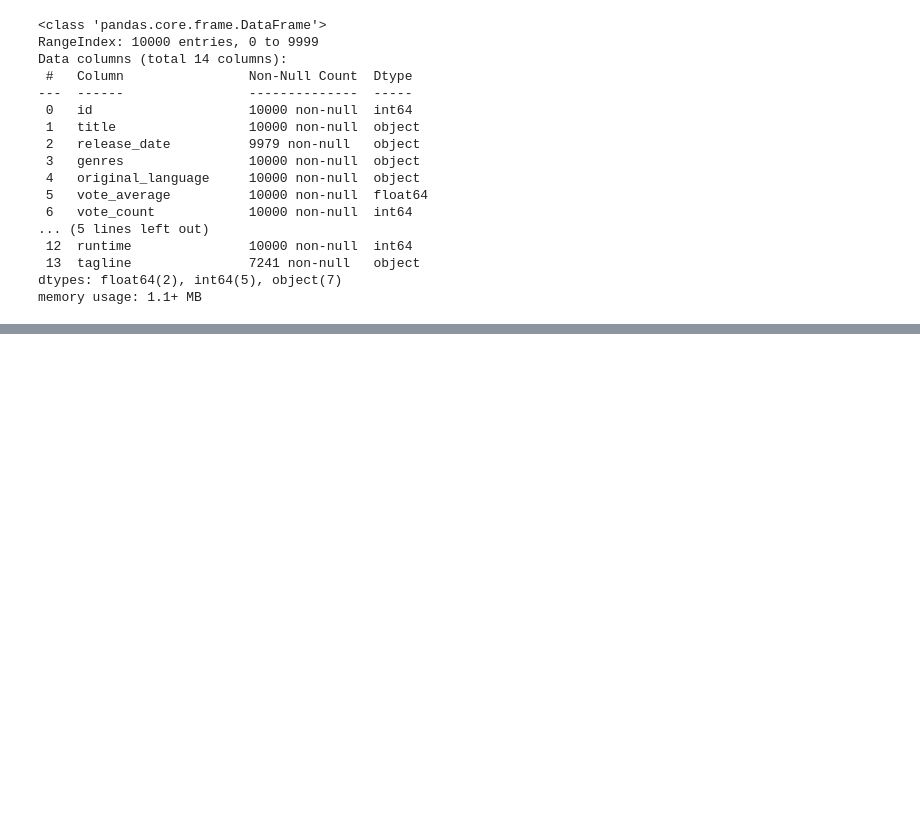
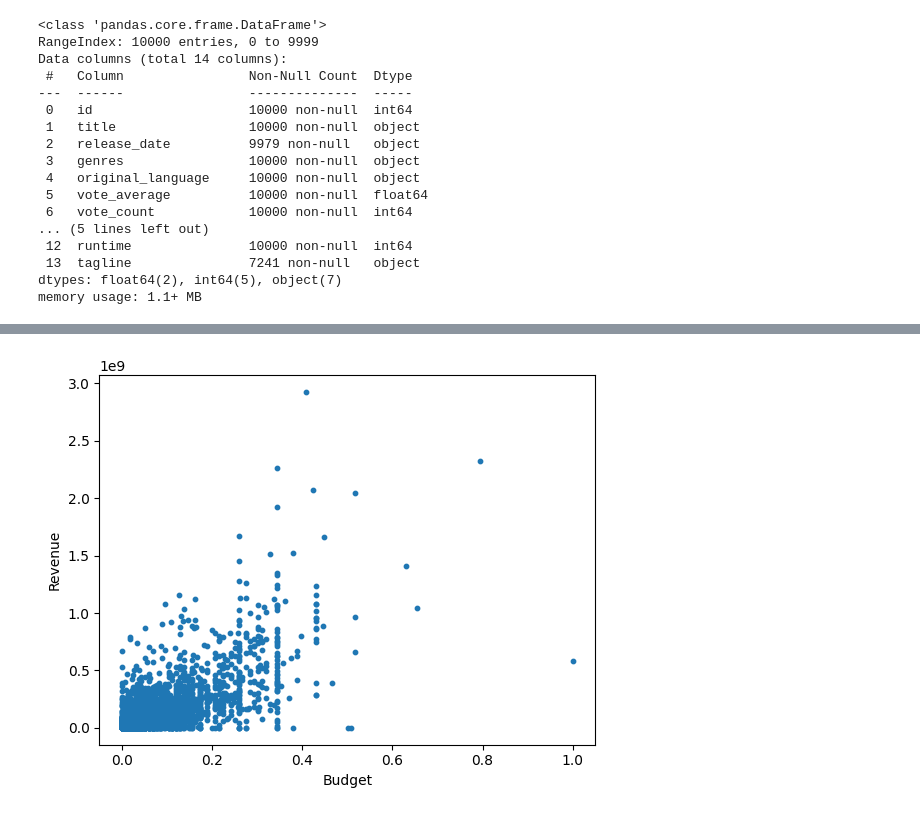
Before and after one commit to Sukhjit21/Movie-Revenue-Prediction, a Jupyter notebook: MoviePopularity.ipynb, the cells around one changed output, grey strips where cells are left out. Cells and saved outputs as stored; diff of their text form; code cells hidden in the pictures; blank space fills up the shorter version.

```diff
--- a/MoviePopularity.ipynb
+++ b/MoviePopularity.ipynb
@@ -94,0 +157,17 @@ plt.show()
+# %%
+enc = OneHotEncoder(handle_unknown='ignore')
+
+myGenre = pd.DataFrame(enc.fit_transform(data[['genres']]).toarray())
+data['genres'] = data['genres'].astype('category')
+data = data.join(myGenre)
+data = data.drop(columns = ['genres'])
+
+myProduction = pd.DataFrame(enc.fit_transform(data[['production_companies']]).toarray())
+data['production_companies'] = data['production_companies'].astype('category')
+
+myProduction.columns = [f"production_{col}" for col in myProduction.columns]
+
+data = data.join(myProduction)
+data = data.drop(columns = ['production_companies'])
+
+data.columns = data.columns.astype(str)
@@ -94,0 +220,10 @@ plt.show()
+# %%
+X = data.drop(columns = ['id','tagline', 'overview', 'original_language', 'release_date', 'revenue', 'title',]) #remaining columns vote_average', 'vote_count', 'popularity', 'budget', 'runtime
+#idk if we need to normalize
+
+min_max_scaler = preprocessing.MinMaxScaler()
+#uncomment these two lines and comment 3rd one to normalize the data
+normalized_data = min_max_scaler.fit_transform(data.drop(['id','tagline', 'overview', 'original_language', 'release_date', 'revenue', 'title'], axis=1))
+normalized_datax = pd.DataFrame(normalized_data, columns = X.columns)
+#normalized_datax = data.drop(columns = ['id','tagline', 'overview', 'original_language', 'release_date', 'revenue', 'title', 'genres', 'production_companies'])
+normalized_datax.head()
@@ -94,0 +238,9 @@ plt.show()
+# %%
+X = normalized_datax
+y= data['revenue']
+X_train, X_test, y_train, y_test = train_test_split(X, y, test_size = .2, random_state = 21)
+# %%
+reg = LinearRegression()
+
+regmodel = reg.fit(X_train, y_train)
+len(reg.coef_)
@@ -94,0 +265,11 @@ plt.show()
+# %%
+yhat_train = reg.predict(X_train)
+
+yhat_test = reg.predict(X_test)
+
+plt.scatter(X_train['budget'], y_train, s=10)
+plt.xlabel("Budget")
+plt.ylabel("Revenue")
+plt.show()
+# %% [output]
+[figure, added]
```
Also changed, not shown: parts of 23 cells of this notebook.
